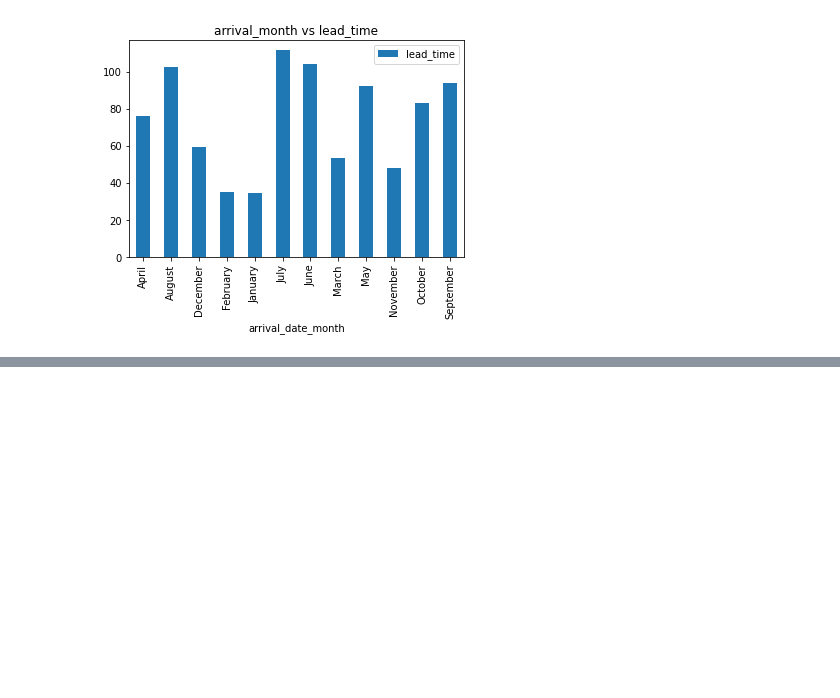
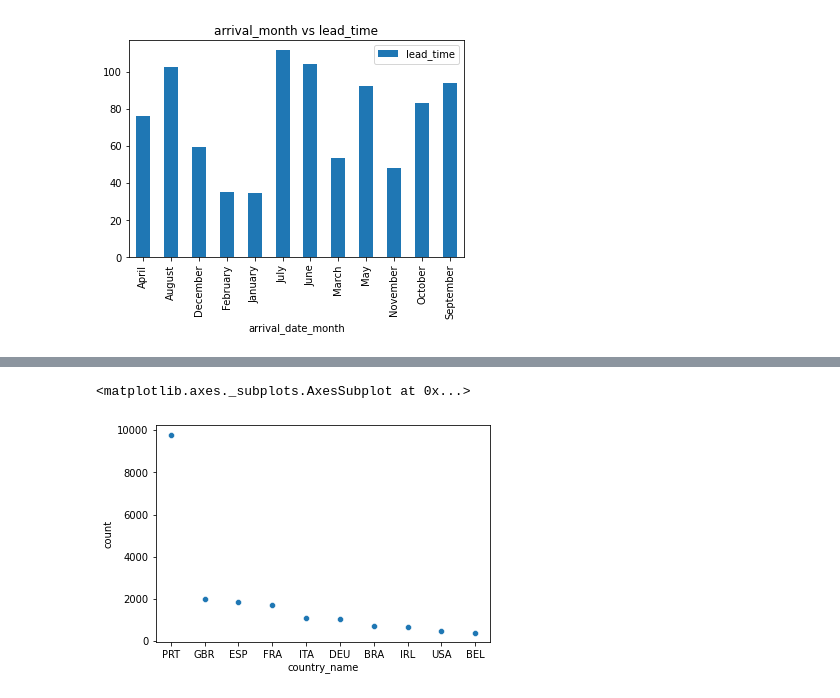
Before and after one commit to saurabhdaund76/Hotel-Booking-Analysis, a Jupyter notebook: Hotel_Booking_Analysis.ipynb, the cells around one changed output, grey strips where cells are left out. Drawn from its saved outputs; the diff is of its cells as text; code cells hidden in the pictures; blank space fills up the shorter version.

```diff
--- a/Hotel_Booking_Analysis.ipynb
+++ b/Hotel_Booking_Analysis.ipynb
@@ -513,0 +555,12 @@ plt.show()
+# %%
+cancallations = df[df.is_canceled=='canceled']
+country_bookings_with_maximum_cancallations = cancallations['country'].value_counts().reset_index(name='count').head(10)
+print()
+country_bookings_with_maximum_cancallations
+
+df3 = pd.DataFrame(country_bookings_with_maximum_cancallations)
+
+df3 = df3.rename(columns={'index': 'country_name'})
+
+df3 = df3.rename(columns={ 'country': 'count'})
+df3
@@ -513,0 +579,5 @@ plt.show()
+# %%
+sns.scatterplot(x=df3['country_name'] , y= df3['count'], data=df3)
+# %% [output]
+<matplotlib.axes._subplots.AxesSubplot at 0x...>
+[figure, added]
```
Also changed, not shown: parts of 6 cells of this notebook.
